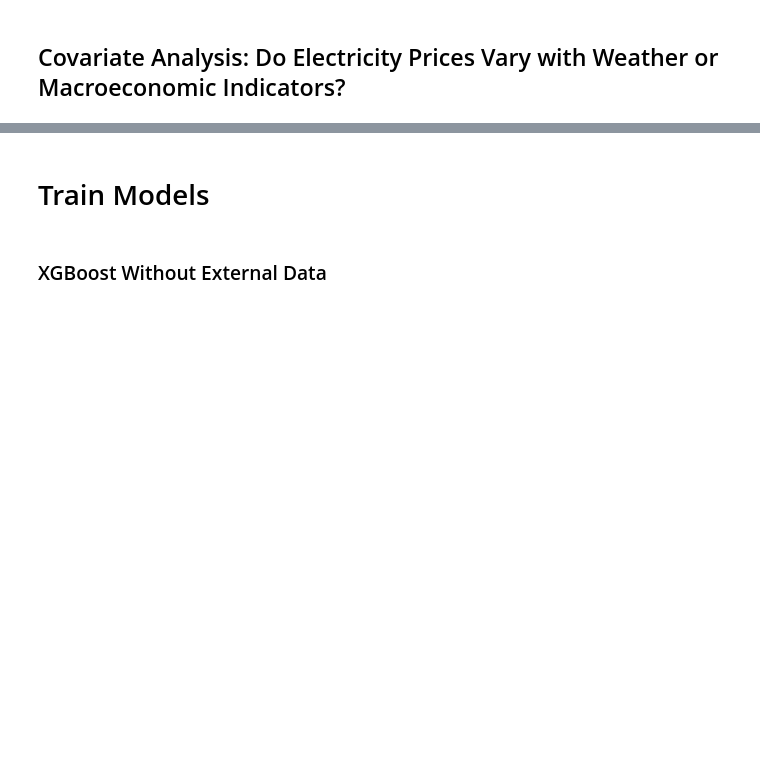
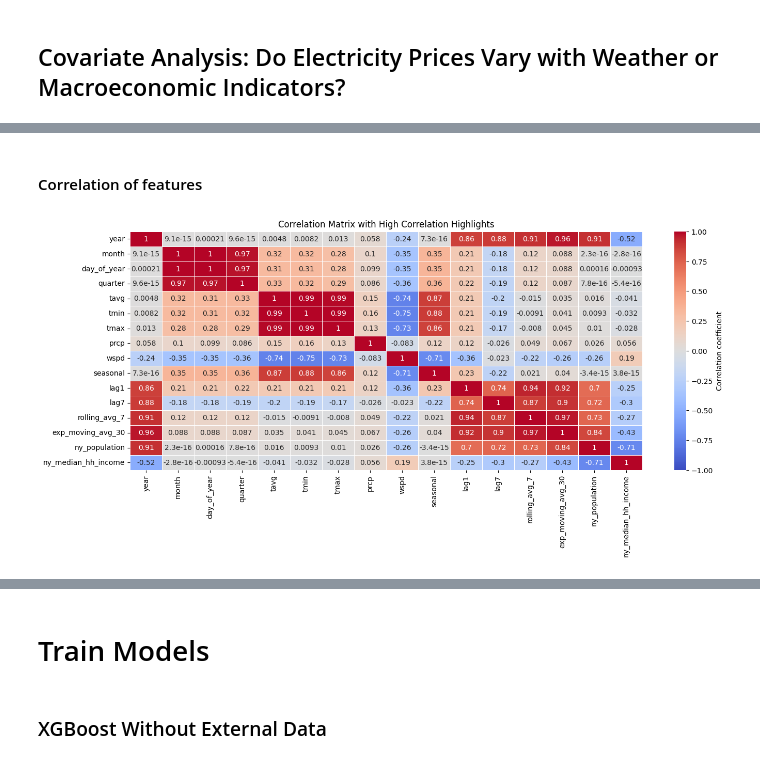
Before and after one commit to vanikanoria/ElectricityPriceForecasting, a Jupyter notebook: predicting-electricity-prices.ipynb, the cells around one changed output, grey strips where cells are left out. Saved outputs shown, nothing was run; the diff lists cells and outputs as text; code cells hidden in the pictures; blank space fills up the shorter version.

Commit message:
Data preprocessing and Feature engineering

```diff
--- a/predicting-electricity-prices.ipynb
+++ b/predicting-electricity-prices.ipynb
@@ -643,5 +662,5 @@ df_xgb.head()
 # %%
-X = df_xgb[["day_of_week", "day_of_year", "month", "quarter", "year"]]
+X = df_xgb[["day_of_year", "month", "quarter", "year", "seasonal", "lag1", "lag7", "rolling_avg_7", "exp_moving_avg_30"]]
 y = df_xgb["price"]
 # %% [markdown]
 ### Train-test split
@@ -671,8 +682,9 @@ X_test, y_test = X_test[X_test['year']<2020], y_test[X_test['year']<2020]
 # %% [markdown]
 #### Merging electricity data with weather data
 # %%
-merged_columns = ['year', 'month', 'day_of_week', 'day_of_year',
-                                  'quarter', 'tavg', 'tmin', 'tmax', 'prcp', 'wspd']
+merged_columns = ['year', 'month', 'day_of_year',
+                                  'quarter', 'tavg', 'tmin', 'tmax', 'prcp', 'wspd',
+                 "seasonal", "lag1", "lag7", "rolling_avg_7", "exp_moving_avg_30"]
 merged_data_train = X_train.merge(normalized_weather_train, how = 'inner', left_index=True, right_index=True)
 merged_data_test = X_test.merge(normalized_weather_test, how = 'inner', left_index=True, right_index=True)
 
@@ -684,0 +731,3 @@ merged_data_test = X_test_xgb_weather.merge(macroecon_data_test, how = 'inner',
+# %%
+merged_data_train = X_train_xgb_weather.merge(normalized_macroecon_train, how = 'left', on = 'year')
+merged_data_test = X_test_xgb_weather.merge(normalized_macroecon_test, how = 'left', on = 'year')
@@ -703,0 +772,16 @@ The history saving thread hit an unexpected error (OperationalError('attempt to
+# %% [markdown]
+####  Correlation of features
+# %%
+# Compute correlation matrix for features
+corr_matrix = merged_data_train.corr()
+
+# Create a heatmap with color highlighting for high correlation values
+plt.figure(figsize=(16, 6))
+sns.heatmap(corr_matrix, annot=True, cmap='coolwarm', center=0,
+            vmin=-1, vmax=1, linewidths=0.5, cbar_kws={'label': 'Correlation coefficient'})
+
+# Show plot
+plt.title('Correlation Matrix with High Correlation Highlights')
+plt.show()
+# %% [output]
+[figure, added]
```
Also changed, not shown: parts of 69 cells of this notebook.
